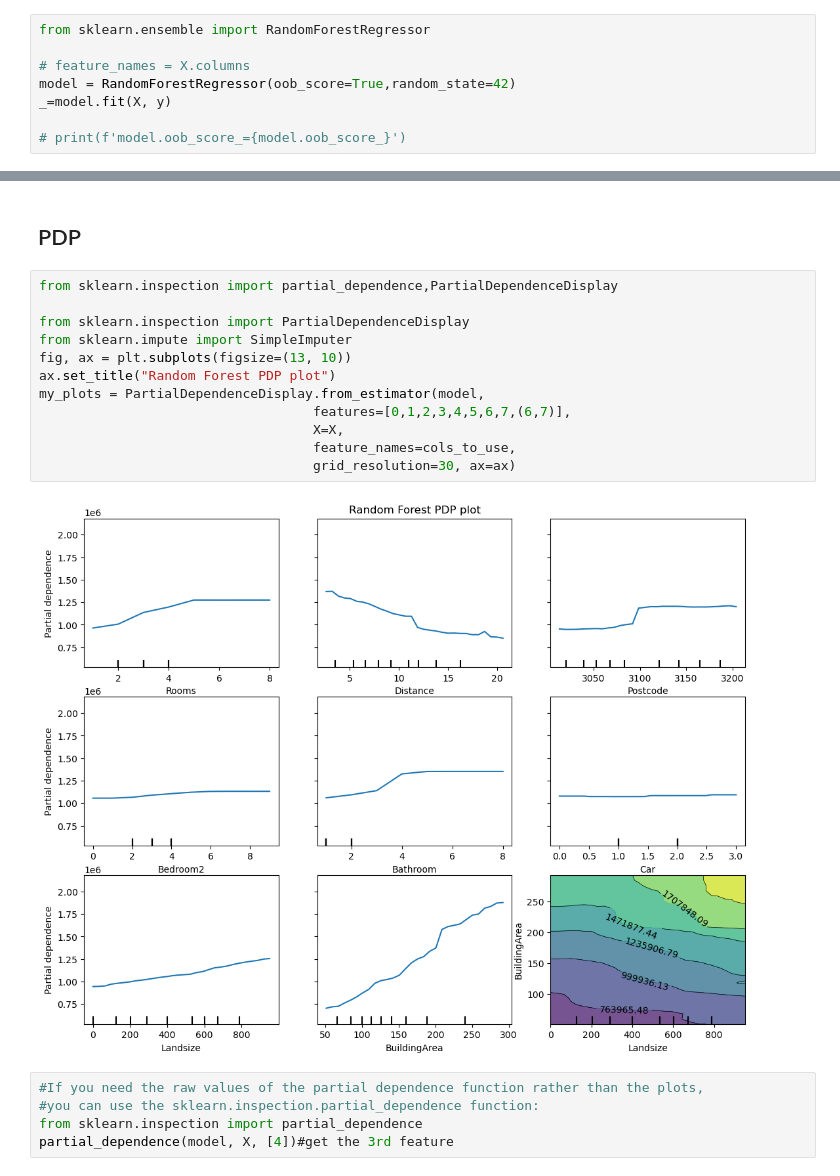
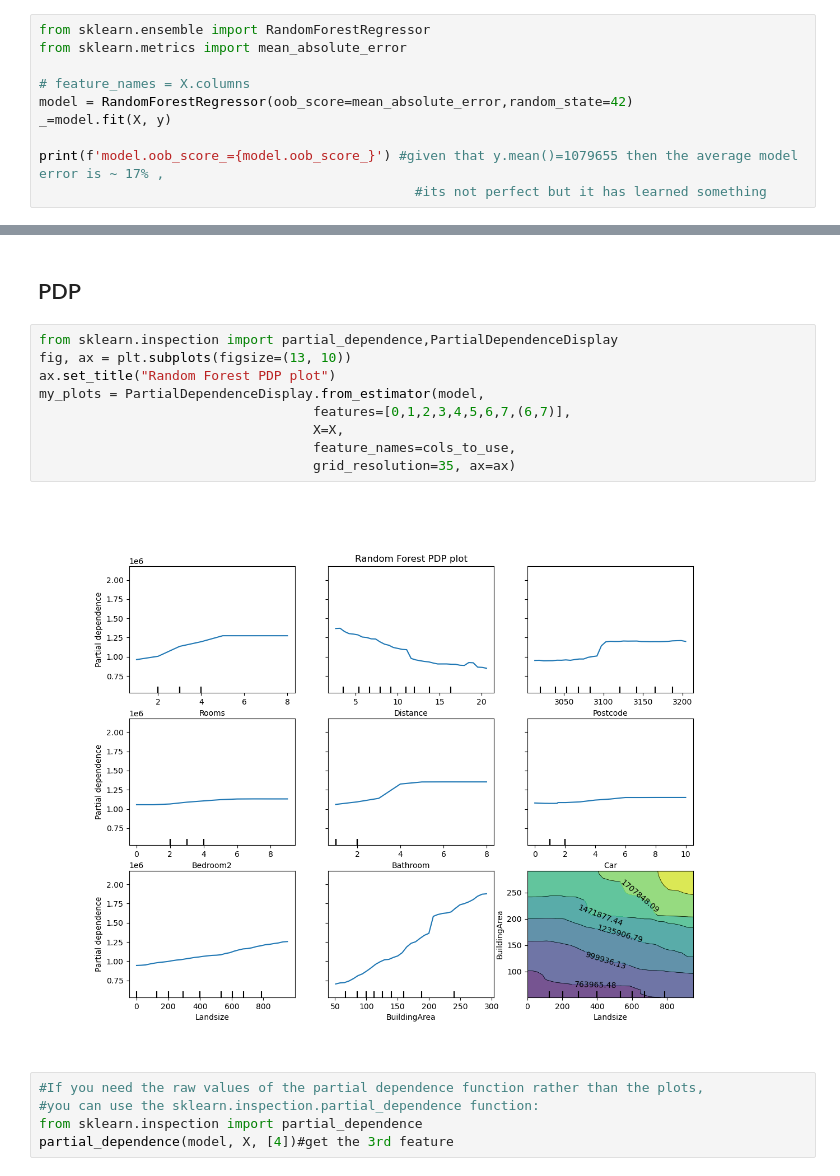
Before and after one commit to CNUClasses/DATA301_CODE, a Jupyter notebook: week_10/10_3_PDP_plots_ICE.ipynb, the cells around one changed output, grey strips where cells are left out. Drawn from its saved outputs; the diff is of its cells as text.

```diff
--- a/week_10/10_3_PDP_plots_ICE.ipynb
+++ b/week_10/10_3_PDP_plots_ICE.ipynb
@@ -74,9 +76,11 @@ X.shape
 # Get a model and train
 # %%
 from sklearn.ensemble import RandomForestRegressor
+from sklearn.metrics import mean_absolute_error
 
 # feature_names = X.columns
-model = RandomForestRegressor(oob_score=True,random_state=42)
+model = RandomForestRegressor(oob_score=mean_absolute_error,random_state=42)
 _=model.fit(X, y)
 
-# print(f'model.oob_score_={model.oob_score_}')
+print(f'model.oob_score_={model.oob_score_}') #given that y.mean()=1079655 then the average model error is ~ 17% ,
+                                                #its not perfect but it has learned something
@@ -86,18 +92,15 @@ _=model.fit(X, y)
 ## PDP
 # %%
 from sklearn.inspection import partial_dependence,PartialDependenceDisplay
-
-from sklearn.inspection import PartialDependenceDisplay
-from sklearn.impute import SimpleImputer
 fig, ax = plt.subplots(figsize=(13, 10))
 ax.set_title("Random Forest PDP plot")
 my_plots = PartialDependenceDisplay.from_estimator(model,
                                    features=[0,1,2,3,4,5,6,7,(6,7)],
                                    X=X,
                                    feature_names=cols_to_use,
-                                   grid_resolution=30, ax=ax)
+                                   grid_resolution=35, ax=ax)
 # %% [output]
-[figure, old version]
+[figure, new version]
 # %%
 #If you need the raw values of the partial dependence function rather than the plots,
 #you can use the sklearn.inspection.partial_dependence function:
```
Also changed, not shown: parts of 7 cells of this notebook, 2 other files.
